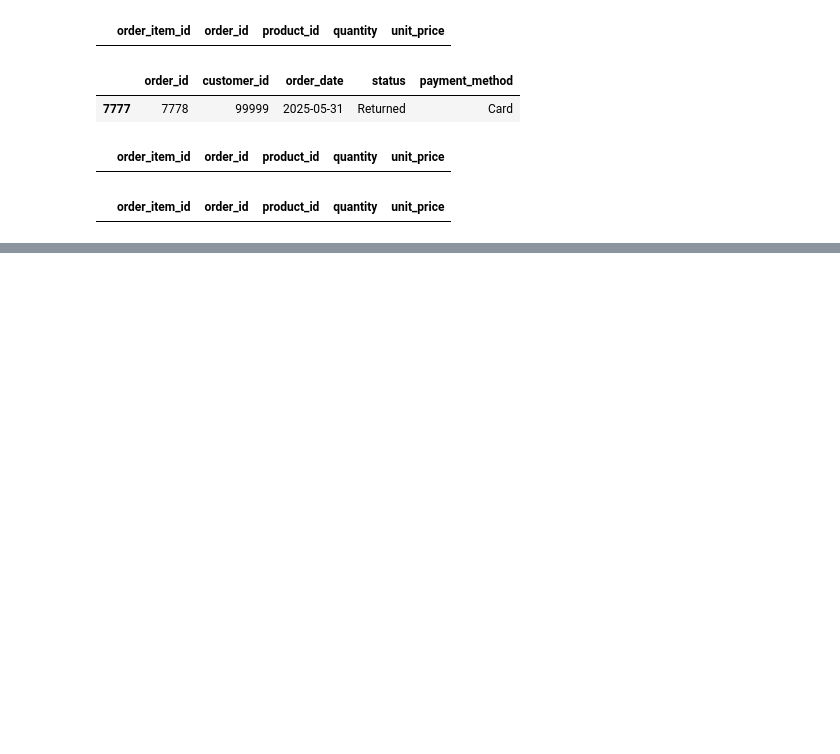
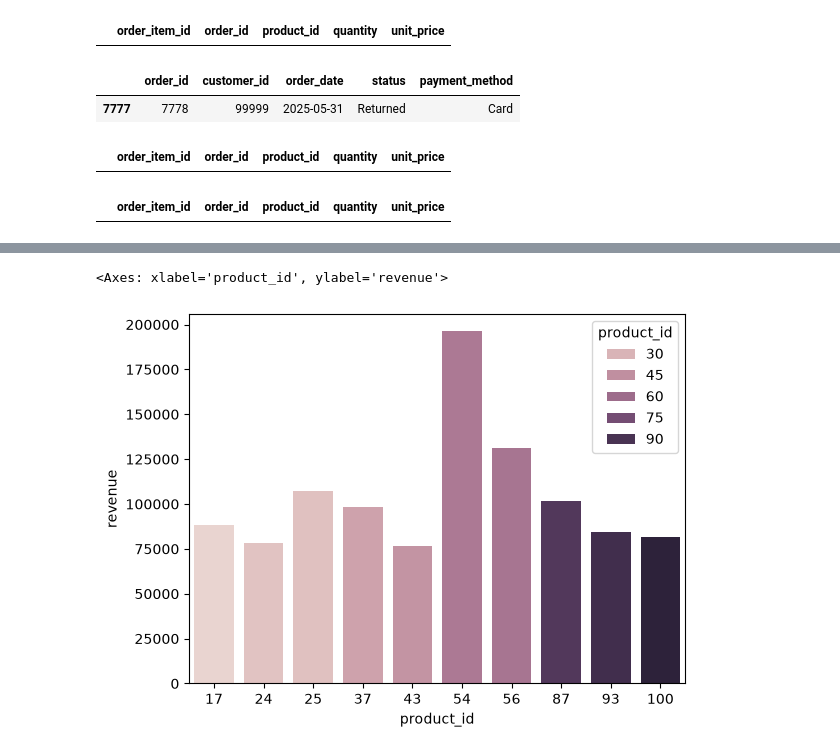
Before and after one commit to condorTes/ecommerce-sales-analysis-first_pr, a Jupyter notebook: notebooks/analysis.ipynb, the cells around one changed output, grey strips where cells are left out. Cells and saved outputs as stored; diff of their text form; code cells hidden in the pictures; blank space fills up the shorter version.

```diff
--- a/notebooks/analysis.ipynb
+++ b/notebooks/analysis.ipynb
@@ -472,0 +711,8 @@ order_items_clean.to_csv('../data/processed/order_items_clean.csv', index=False)
+# %%
+top_products = merged.groupby('product_id')['revenue'].sum().reset_index()
+top_products = top_products.sort_values('revenue', ascending=False).iloc[:10]
+# %%
+sns.barplot(data=top_products, x='product_id', y='revenue', hue='product_id')
+# %% [output]
+<Axes: xlabel='product_id', ylabel='revenue'>
+[figure, added]
```
Also changed, not shown: parts of 27 cells of this notebook.
